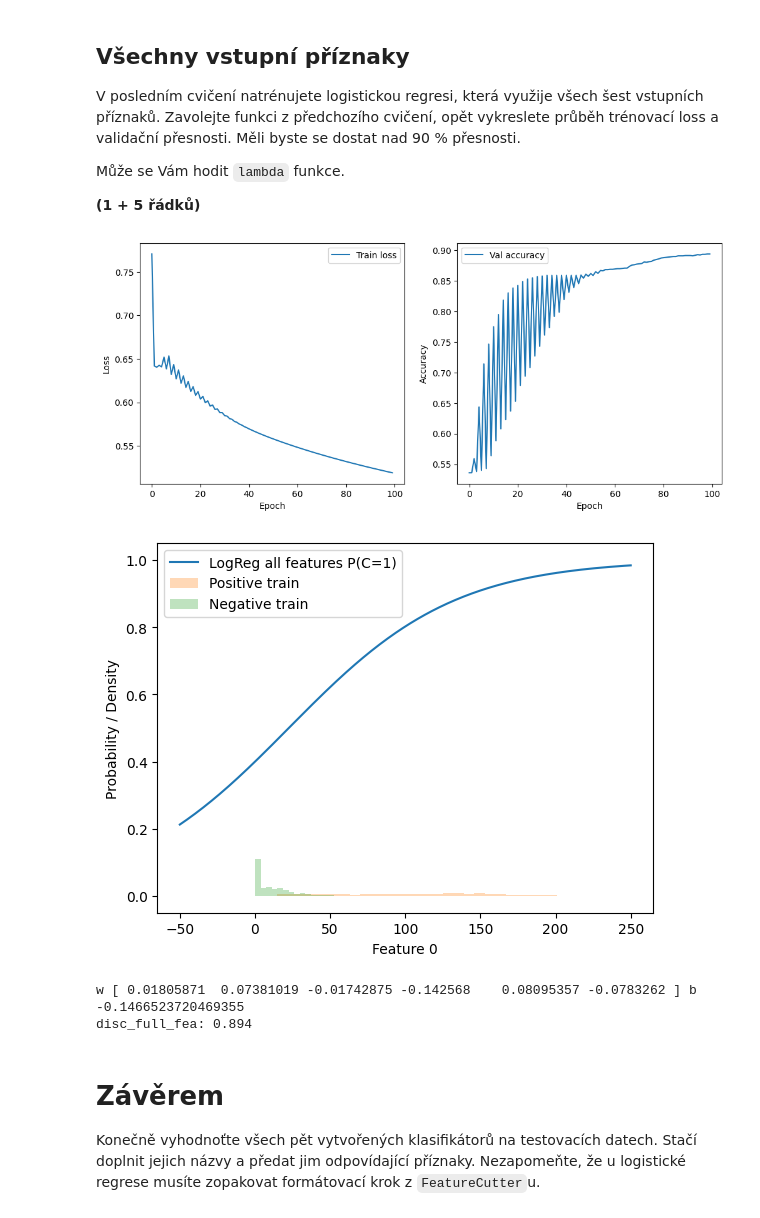
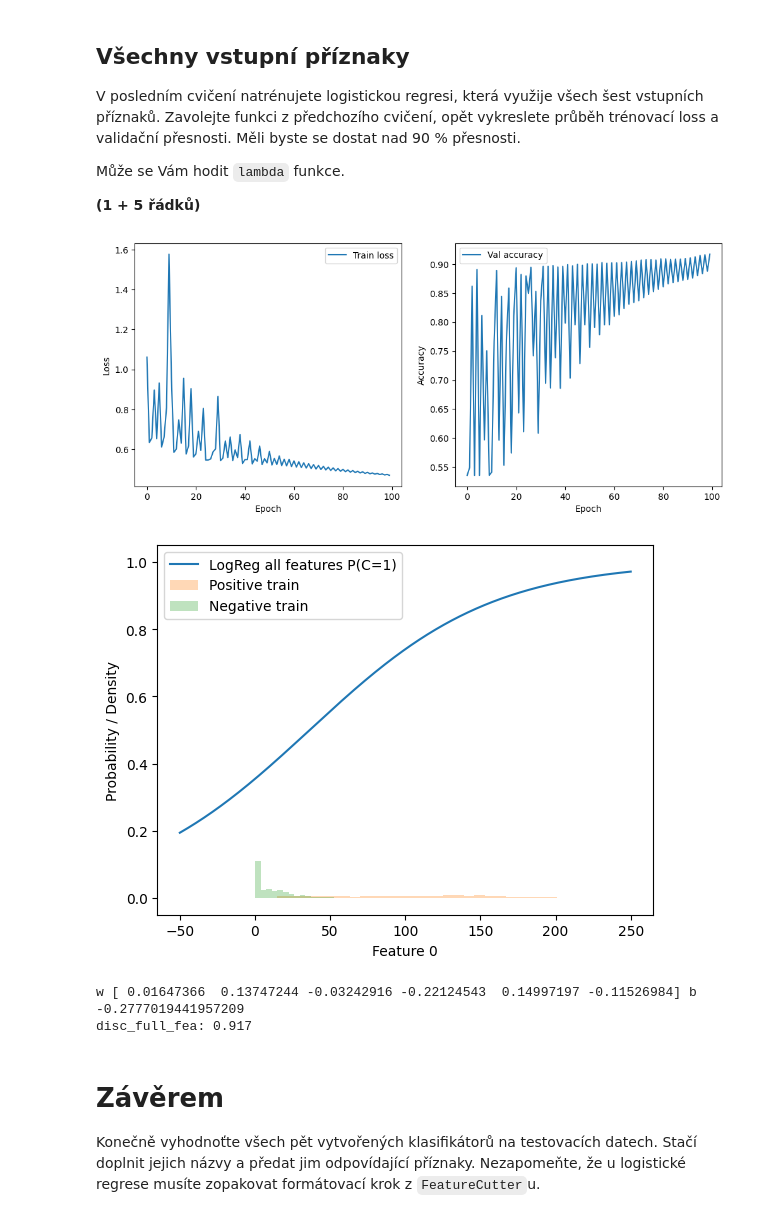
Before and after one commit to DmytroKhodarevskyi/VUTFIT2025---SUI, a Jupyter notebook: zadani.ipynb, the cells around one changed output. Cells and saved outputs as stored; diff of their text form; code cells hidden in the pictures.

```diff
--- a/zadani.ipynb
+++ b/zadani.ipynb
@@ -226,9 +228,7 @@ def logistic_sigmoid(x):
     return np.exp(-np.logaddexp(0, -x))
 
 def binary_cross_entropy(probs, targets):
-    eps = 1e-12
-    probs = np.clip(probs, eps, 1 - eps)
-    return np.sum(-targets * np.log(probs) - (1 - targets) * np.log(1 - probs))
+    return np.sum(-targets * np.log(probs) - (1-targets)*np.log(1-probs))
 
 class LogisticRegressionNumpy:
     def __init__(self, dim):
@@ -274,15 +274,27 @@ def train_logistic_regression(nb_epochs, lr, in_dim, fea_preprocessor):
     train_X = fea_preprocessor(train_dataset.xs)
     train_t = train_dataset.targets
 
-    val_X = fea_preprocessor(val_dataset.xs); val_t = val_dataset.targets # preprocess validation data once
+    val_X = fea_preprocessor(val_dataset.xs); val_t = val_dataset.targets
+
+     # Tréninkový cyklus
     for _ in range(nb_epochs):
         probs = model.prob_class_1(train_X)
         diff = probs - train_t
+
         grad_w = (train_X.T @ diff) / len(train_t)
         grad_b = diff.mean()
-        model.w -= lr * grad_w; model.b -= lr * grad_b # gradient step
-        losses.append(binary_cross_entropy(model.prob_class_1(train_X), train_t) / len(train_t)) # log loss
-        val_acc = evaluate(model, val_X, val_t); accuracies.append(val_acc)
+
+        # Gradientní sestup
+        model.w -= lr * grad_w
+        model.b -= lr * grad_b
+
+        # Binární cross-entropie
+        losses.append(binary_cross_entropy(np.clip(probs, 1e-12, 1-1e-12), train_t) / len(train_t))
+
+         # Vyhodnocení přesnosti na validačních datech
+        val_acc = evaluate(model, val_X, val_t)
+        accuracies.append(val_acc)
+
         if val_acc >= (accuracies[-2] if len(accuracies) > 1 else -np.inf):
             best_model = copy.deepcopy(model)
 
@@ -349,48 +360,51 @@ Může se Vám hodit `lambda` funkce.
 
 **(1 + 5 řádků)**
 # %%
-all_features = lambda x: x  # identity function to use all features
+# Natrénování logistické regrese se všemi šesti příznaky
+all_features = lambda x: x  # Identická funkce, ktera ponechá všechny příznaky beze změny
 disc_full_fea, losses, accuracies = train_logistic_regression(
-    nb_epochs=100, lr=0.005, in_dim=6, fea_preprocessor=all_features
+    nb_epochs=100, lr=0.01, in_dim=6, fea_preprocessor=all_features
 )
 
-# Plot training loss and validation accuracy
+# Vykreslení průběhu trénovací ztráty a validační přesnosti
 plt.figure(figsize=(12, 5))
 plt.subplot(1, 2, 1)
 plt.plot(losses, label='Train loss')
 plt.xlabel('Epoch')
 plt.ylabel('Loss')
 plt.legend()
 plt.subplot(1, 2, 2)
 plt.plot(accuracies, label='Val accuracy')
 plt.xlabel('Epoch')
 plt.ylabel('Accuracy')
 plt.legend()
 plt.show()
 
-# Plot predicted probabilities for FOI, keeping other features at their mean
+# Vykreslení posteriorní pravděpodobnosti P(C=1) pro vybraný příznak
 x_grid = np.linspace(-50, 250, 500)
 mean_features = np.mean(train_dataset.xs, axis=0)
 X_plot = np.tile(mean_features, (len(x_grid), 1))
 X_plot[:, FOI] = x_grid
 probs = disc_full_fea.prob_class_1(X_plot)
+
+# Porovnání modelu s rozložením trénovacích dat
 plt.plot(x_grid, probs, label='LogReg all features P(C=1)')
 plt.hist(train_dataset.pos[:, FOI], bins=30, density=True, alpha=0.3, label='Positive train')
 plt.hist(train_dataset.neg[:, FOI], bins=30, density=True, alpha=0.3, label='Negative train')
 plt.xlabel(f'Feature {FOI}')
 plt.ylabel('Probability / Density')
 plt.legend()
 plt.ylim(-0.05, 1.05)
 plt.show()
 
 print('w', disc_full_fea.w, 'b', disc_full_fea.b.item())
 
 print('disc_full_fea:', evaluate(disc_full_fea, val_dataset.xs, val_dataset.targets))
 # %% [output]
-[figure, old version]
+[figure, new version]
-[figure, old version]
+[figure, new version]
-w [ 0.01805871  0.07381019 -0.01742875 -0.142568    0.08095357 -0.0783262 ] b -0.1466523720469355
-disc_full_fea: 0.894
+w [ 0.01647366  0.13747244 -0.03242916 -0.22124543  0.14997197 -0.11526984] b -0.2777019441957209
+disc_full_fea: 0.917
 # %% [markdown]
 # Závěrem
 Konečně vyhodnoťte všech pět vytvořených klasifikátorů na testovacích datech.
```
Also changed, not shown: parts of 7 cells of this notebook.
